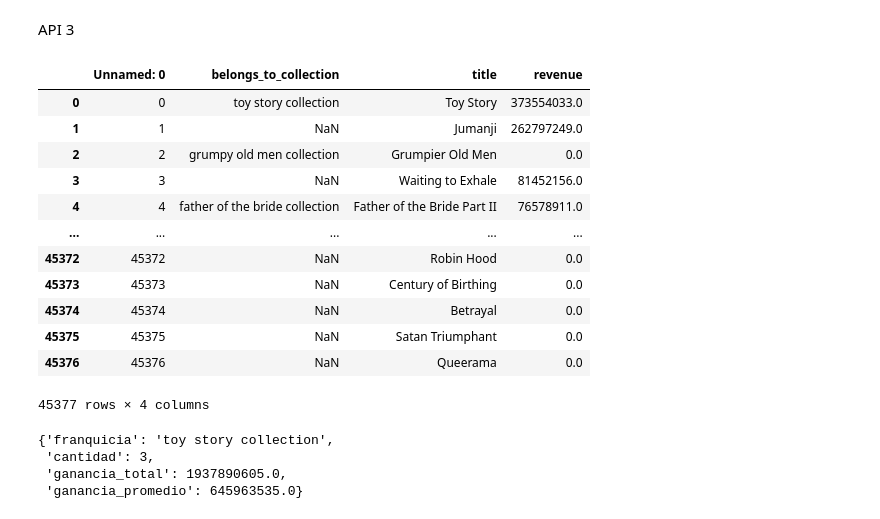
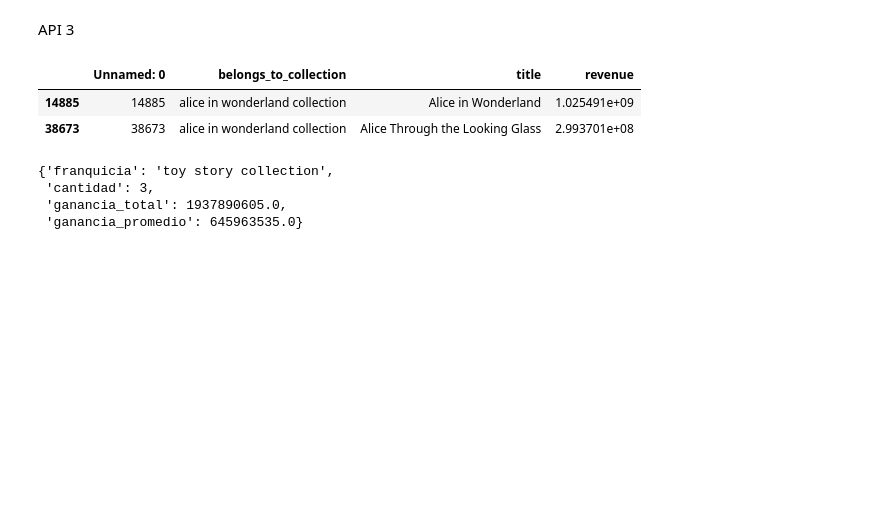
Before and after one commit to Abyzou1995/Prueba_Api, a Jupyter notebook: API.ipynb, the cells around one changed output. Saved outputs shown, nothing was run; the diff lists cells and outputs as text; code cells hidden in the pictures; blank space fills up the shorter version.

```diff
--- a/API.ipynb
+++ b/API.ipynb
@@ -132,21 +169,11 @@ franquicia1.belongs_to_collection = franquicia1.belongs_to_collection.str.lower(
 franquicia1.to_csv("API3.csv")
 # %%
 frank=pd.read_csv("API3.csv")
-frank
+frank[frank.belongs_to_collection.str.contains("alice")==True]
 # %% [output]
 |  | Unnamed: 0 | belongs_to_collection | title | revenue |
-| 0 | 0 | toy story collection | Toy Story | 373554033.0 |
-| 1 | 1 | NaN | Jumanji | 262797249.0 |
-| 2 | 2 | grumpy old men collection | Grumpier Old Men | 0.0 |
-| 3 | 3 | NaN | Waiting to Exhale | 81452156.0 |
-| 4 | 4 | father of the bride collection | Father of the Bride Part II | 76578911.0 |
-| ... | ... | ... | ... | ... |
-| 45372 | 45372 | NaN | Robin Hood | 0.0 |
-| 45373 | 45373 | NaN | Century of Birthing | 0.0 |
-| 45374 | 45374 | NaN | Betrayal | 0.0 |
-| 45375 | 45375 | NaN | Satan Triumphant | 0.0 |
-| 45376 | 45376 | NaN | Queerama | 0.0 |
+| 14885 | 14885 | alice in wonderland collection | Alice in Wonderland | 1.025491e+09 |
+| 38673 | 38673 | alice in wonderland collection | Alice Through the Looking Glass | 2.993701e+08 |
-45377 rows × 4 columns
 # %%
 def franquicia(franquiciax):
     '''Se ingresa la franquicia, retornando la cantidad de peliculas, ganancia total y promedio'''
```
Also changed, not shown: parts of 26 cells of this notebook, 5 other files.
